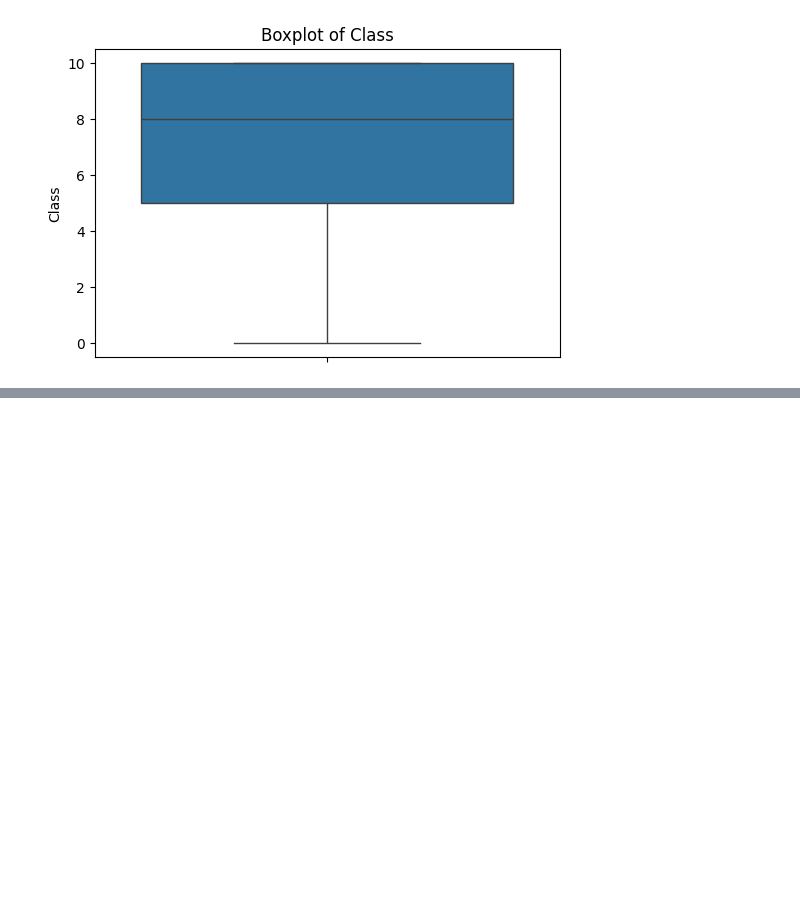
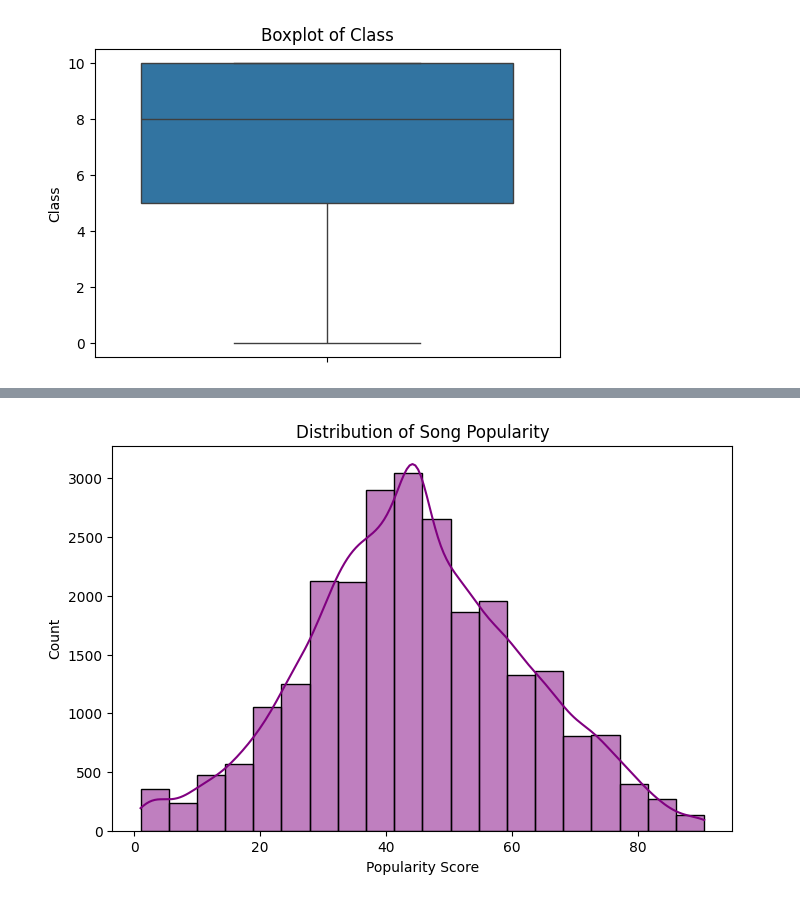
Before and after one commit to Aman-Darrell/Data-Science, a Jupyter notebook: Genre Classification.ipynb, the cells around one changed output, grey strips where cells are left out. Drawn from its saved outputs; the diff is of its cells as text; code cells hidden in the pictures; blank space fills up the shorter version.

```diff
--- a/Genre Classification.ipynb
+++ b/Genre Classification.ipynb
@@ -81,6 +81,8 @@ Data columns (total 17 columns):
  16  Class               17996 non-null  float64
 dtypes: float64(13), int64(2), object(2)
 memory usage: 3.3+ MB
+# %%
+data["Class"] = data["Class"].astype(int)
 # %%
 data.isnull().sum()
 # %% [output]
@@ -309,0 +316,2 @@ plt.show()
+# %%
+data['Class'] = data['Class'].fillna(data['Class'].mode()[0])
@@ -309,0 +348,10 @@ plt.show()
+# %%
+### Histogram: Popularity Distribution
+plt.figure(figsize=(8, 5))
+sns.histplot(data["Popularity"], bins=20, kde=True, color="purple")
+plt.title("Distribution of Song Popularity")
+plt.xlabel("Popularity Score")
+plt.ylabel("Count")
+plt.show()
+# %% [output]
+[figure, added]
```
Also changed, not shown: parts of 10 cells of this notebook, 1 other file.
